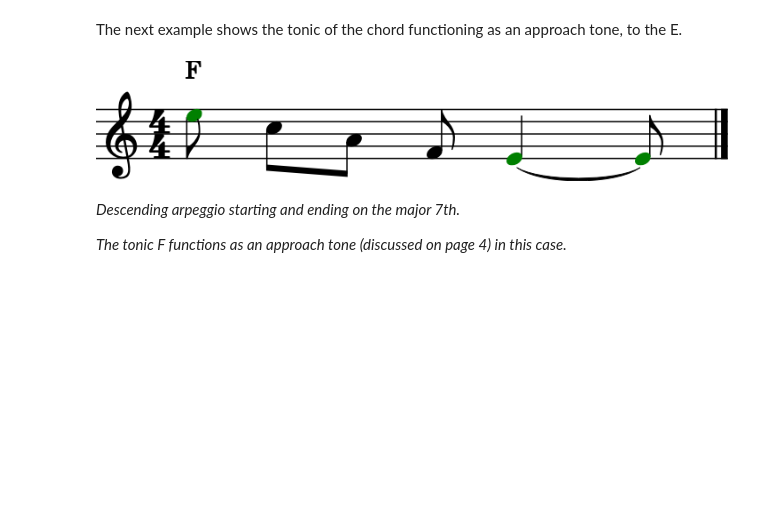
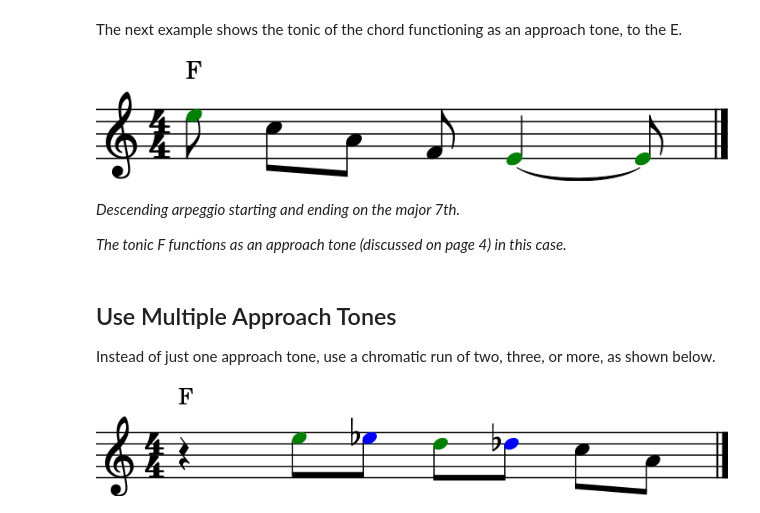
Before and after one commit to cwrightlibrary/JazzNotebooks, a Jupyter notebook: how-to-improvise-jazz-melodies/notebook.ipynb, the cells around one changed output. Cells and saved outputs as stored; diff of their text form; code cells hidden in the pictures; blank space fills up the shorter version.

```diff
--- a/how-to-improvise-jazz-melodies/notebook.ipynb
+++ b/how-to-improvise-jazz-melodies/notebook.ipynb
@@ -127,3 +132,12 @@ create_score(info, notes)
 *Descending arpeggio starting and ending on the major 7th.*
 
 *The tonic F functions as an approach tone (discussed on page 4) in this case.*
+# %% [markdown]
+## Use Multiple Approach Tones
+Instead of just one approach tone, use a chromatic run of two, three, or more, as shown
+below.
+# %%
+notes = "!F R/1 e5/0.5*green e-5/0.5*blue d5/0.5*green d-5/0.5*blue c5/0.5 a4/0.5"
+create_score(info, notes)
+# %% [output]
+[figure, added]
```
Also changed, not shown: parts of 49 cells of this notebook.
